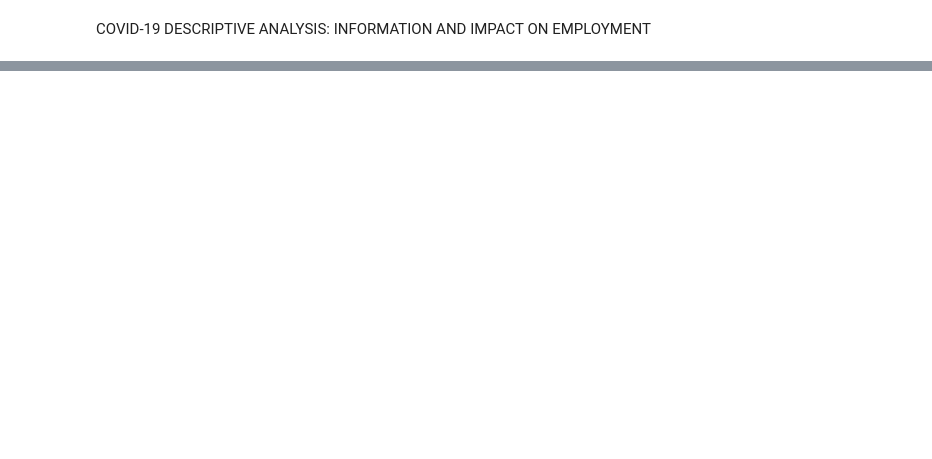
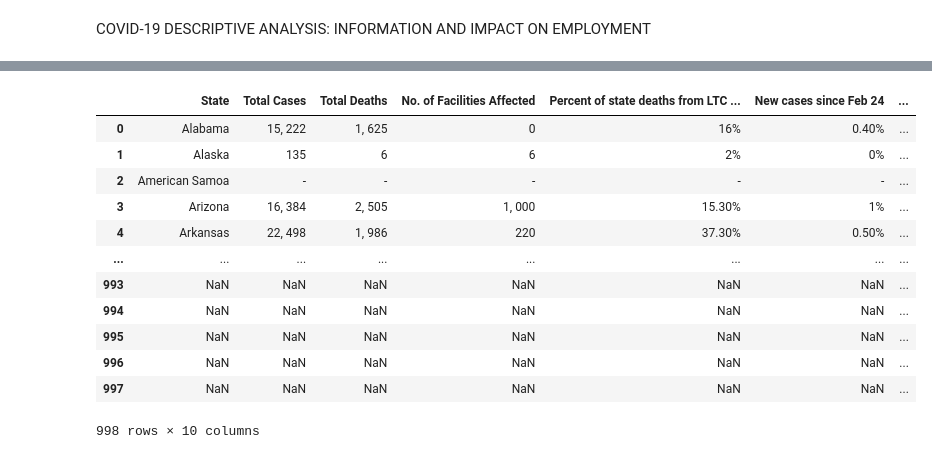
Before and after one commit to maezie19-02475/3206-The-Conquerors, a Jupyter notebook: COVID_19_DESCRIPTIVE_ANALYSIS_INFORMATION_AND_IMPACT_ON_EMPLOYMENT.ipynb, the cells around one changed output, grey strips where cells are left out. Drawn from its saved outputs; the diff is of its cells as text; code cells hidden in the pictures; blank space fills up the shorter version.

```diff
--- a/COVID_19_DESCRIPTIVE_ANALYSIS_INFORMATION_AND_IMPACT_ON_EMPLOYMENT.ipynb
+++ b/COVID_19_DESCRIPTIVE_ANALYSIS_INFORMATION_AND_IMPACT_ON_EMPLOYMENT.ipynb
@@ -27,0 +32,19 @@ data.head(100)
+# %%
+url = 'https://raw.githubusercontent.com/maezie19-02475/ITBA-3206-The-Conquerors/main/Datasets/Datasets%20(2).csv'
+# %%
+data= pd.read_csv(url)
+data.head(2000)
+# %% [output]
+|  | State | Total Cases | Total Deaths | No. of Facilities Affected | Percent of state deaths from LTC ... | New cases since Feb 24 | ... |
+| 0 | Alabama | 15, 222 | 1, 625 | 0 | 16% | 0.40% | ... |
+| 1 | Alaska | 135 | 6 | 6 | 2% | 0% | ... |
+| 2 | American Samoa | - | - | - | - | - | ... |
+| 3 | Arizona | 16, 384 | 2, 505 | 1, 000 | 15.30% | 1% | ... |
+| 4 | Arkansas | 22, 498 | 1, 986 | 220 | 37.30% | 0.50% | ... |
+| ... | ... | ... | ... | ... | ... | ... | ... |
+| 993 | NaN | NaN | NaN | NaN | NaN | NaN | ... |
+| 994 | NaN | NaN | NaN | NaN | NaN | NaN | ... |
+| 995 | NaN | NaN | NaN | NaN | NaN | NaN | ... |
+| 996 | NaN | NaN | NaN | NaN | NaN | NaN | ... |
+| 997 | NaN | NaN | NaN | NaN | NaN | NaN | ... |
+998 rows × 10 columns
```
Also changed, not shown: parts of 2 cells of this notebook.
